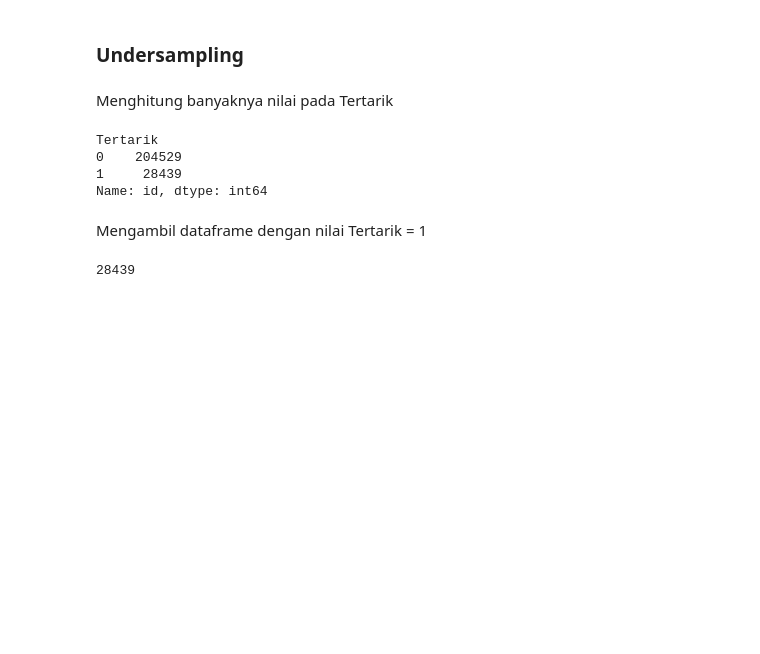
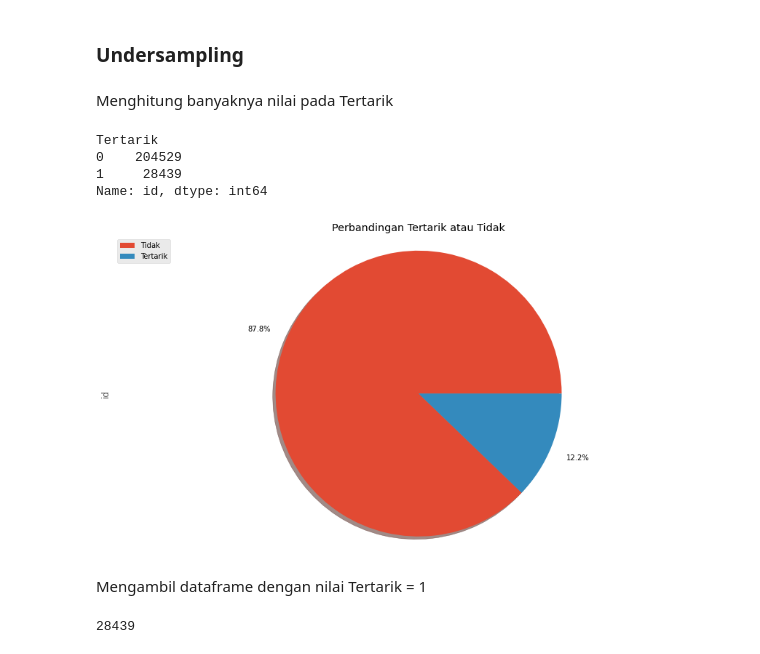
Before and after one commit to Otniel113/DecisionTree, a Jupyter notebook: DecisionTree.ipynb, the cells around one changed output. Drawn from its saved outputs; the diff is of its cells as text; code cells hidden in the pictures; blank space fills up the shorter version.

```diff
--- a/DecisionTree.ipynb
+++ b/DecisionTree.ipynb
@@ -284,9 +284,23 @@ model.shape[0] / data_awal * 100
 # %% [markdown]
 Menghitung banyaknya nilai pada Tertarik
 # %%
-model.groupby('Tertarik')['id'].count()
+vis_tertarik = model.groupby('Tertarik')['id'].count()
+vis_tertarik
 # %% [output]
 Tertarik
 0    204529
 1     28439
 Name: id, dtype: int64
+# %%
+vis_tertarik.plot(kind='pie',
+               autopct='%1.1f%%',
+               shadow=True,
+               labels=None,
+               pctdistance=1.2,
+              )
+plt.legend(labels = ['Tidak', 'Tertarik'], loc='upper left')
+plt.title("Perbandingan Tertarik atau Tidak")
+plt.axis('equal')
+plt.show()
+# %% [output]
+[figure, added]
```
Also changed, not shown: parts of 21 cells of this notebook, 2 other files.
